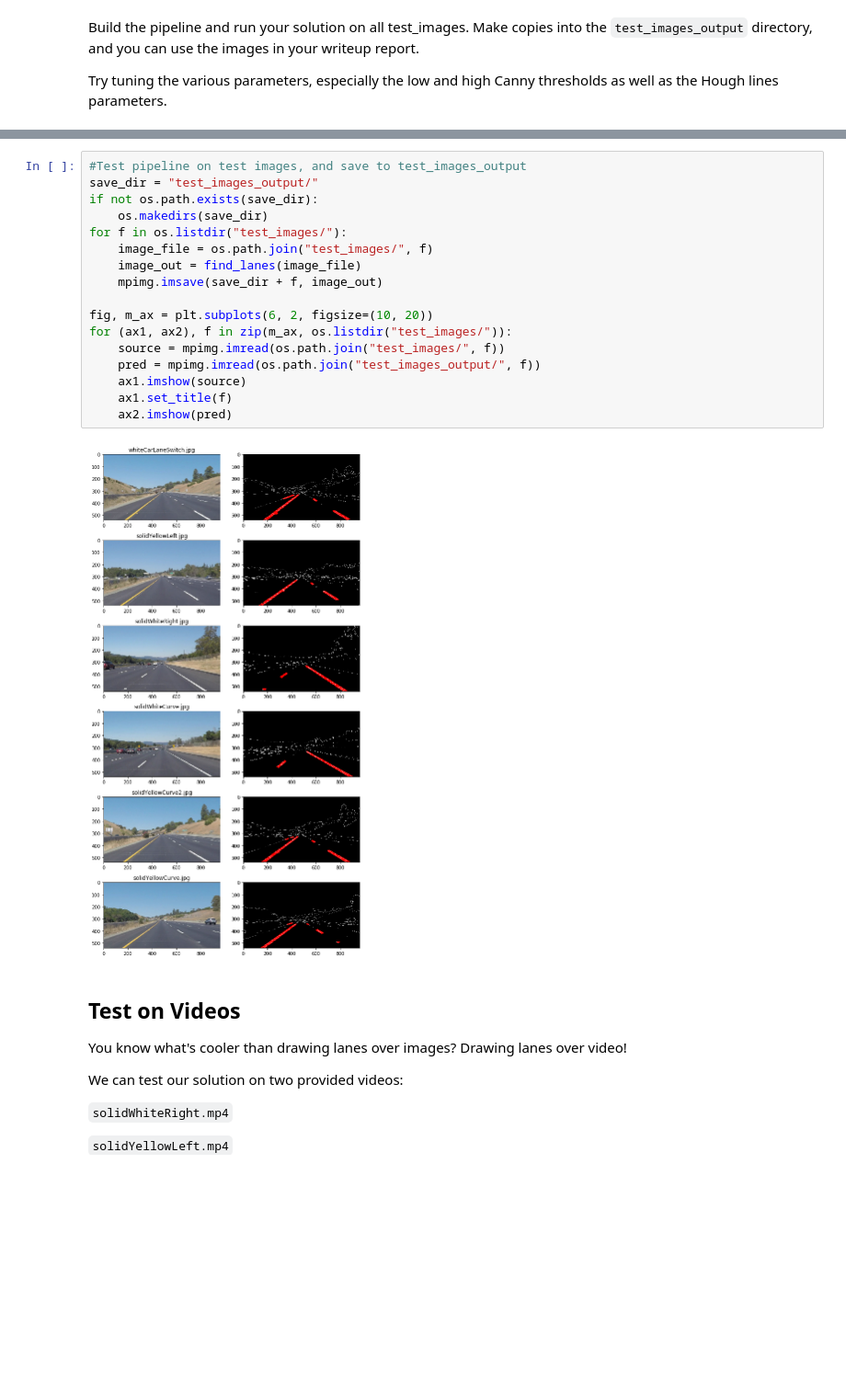
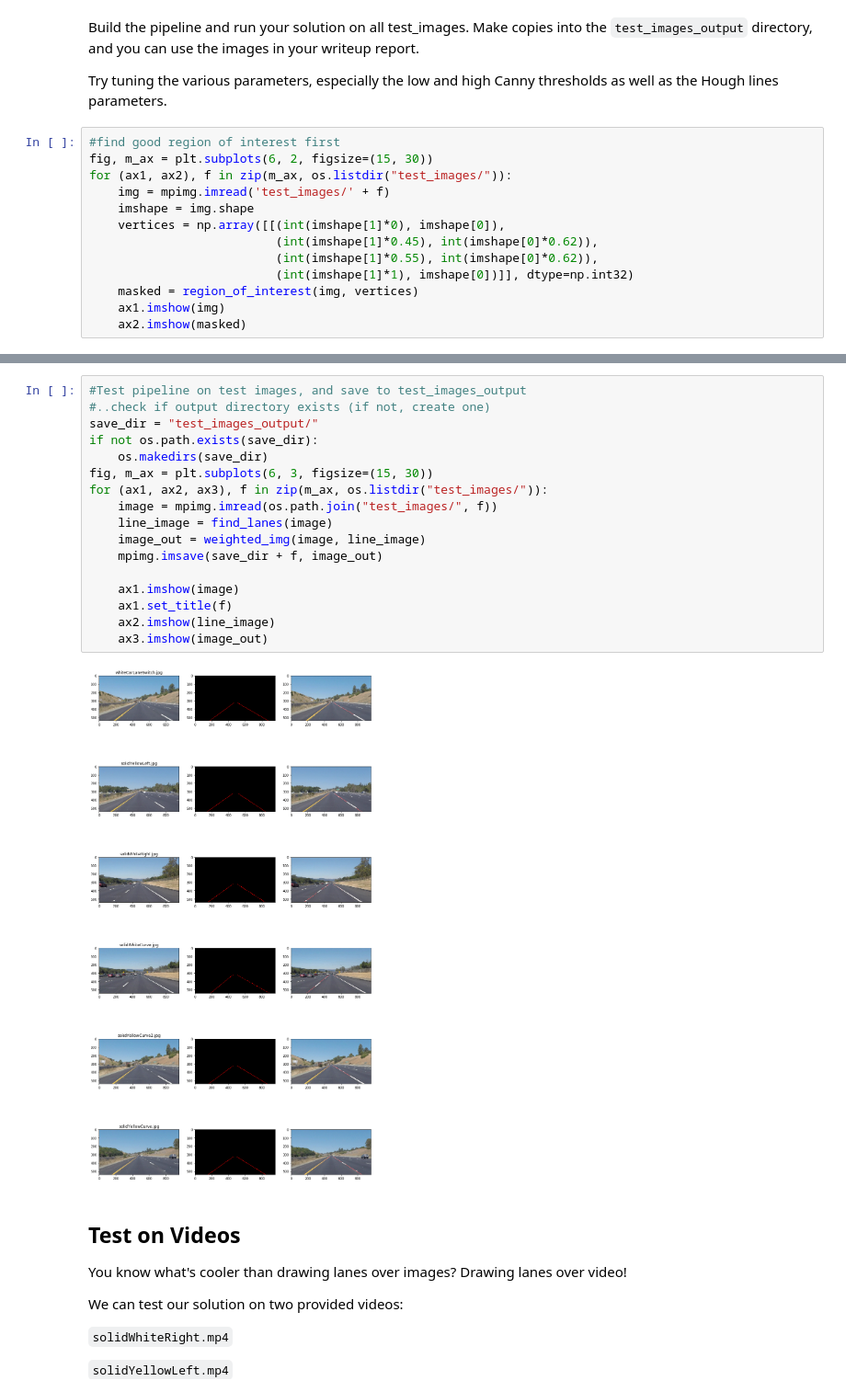
Before and after one commit to hvleejr/CarND-LaneLines-P1, a Jupyter notebook: P1.ipynb, the cells around one changed output, grey strips where cells are left out. Shown at 92% size. Drawn from its saved outputs; the diff is of its cells as text; blank space fills up the shorter version.

```diff
--- a/P1.ipynb
+++ b/P1.ipynb
@@ -193,3 +232,16 @@ os.listdir("test_images/")
 Build the pipeline and run your solution on all test_images. Make copies into the `test_images_output` directory, and you can use the images in your writeup report.
 
 Try tuning the various parameters, especially the low and high Canny thresholds as well as the Hough lines parameters.
+# %%
+#find good region of interest first
+fig, m_ax = plt.subplots(6, 2, figsize=(15, 30))
+for (ax1, ax2), f in zip(m_ax, os.listdir("test_images/")):
+    img = mpimg.imread('test_images/' + f)
+    imshape = img.shape
+    vertices = np.array([[(int(imshape[1]*0), imshape[0]),
+                          (int(imshape[1]*0.45), int(imshape[0]*0.62)),
+                          (int(imshape[1]*0.55), int(imshape[0]*0.62)),
+                          (int(imshape[1]*1), imshape[0])]], dtype=np.int32)
+    masked = region_of_interest(img, vertices)
+    ax1.imshow(img)
+    ax2.imshow(masked)
@@ -253,22 +291,22 @@ def find_lanes(image_file,
 # %%
 #Test pipeline on test images, and save to test_images_output
+#..check if output directory exists (if not, create one)
 save_dir = "test_images_output/"
 if not os.path.exists(save_dir):
     os.makedirs(save_dir)
-for f in os.listdir("test_images/"):
-    image_file = os.path.join("test_images/", f)
-    image_out = find_lanes(image_file)
+fig, m_ax = plt.subplots(6, 3, figsize=(15, 30))
+for (ax1, ax2, ax3), f in zip(m_ax, os.listdir("test_images/")):
+    image = mpimg.imread(os.path.join("test_images/", f))
+    line_image = find_lanes(image)
+    image_out = weighted_img(image, line_image)
     mpimg.imsave(save_dir + f, image_out)
 
-fig, m_ax = plt.subplots(6, 2, figsize=(10, 20))
-for (ax1, ax2), f in zip(m_ax, os.listdir("test_images/")):
-    source = mpimg.imread(os.path.join("test_images/", f))
-    pred = mpimg.imread(os.path.join("test_images_output/", f))
-    ax1.imshow(source)
+    ax1.imshow(image)
     ax1.set_title(f)
-    ax2.imshow(pred)
+    ax2.imshow(line_image)
+    ax3.imshow(image_out)
 # %% [output]
-[figure, old version]
+[figure, new version]
 # %% [markdown]
 ## Test on Videos
 
```
Also changed, not shown: parts of 11 cells of this notebook, 9 other files.
